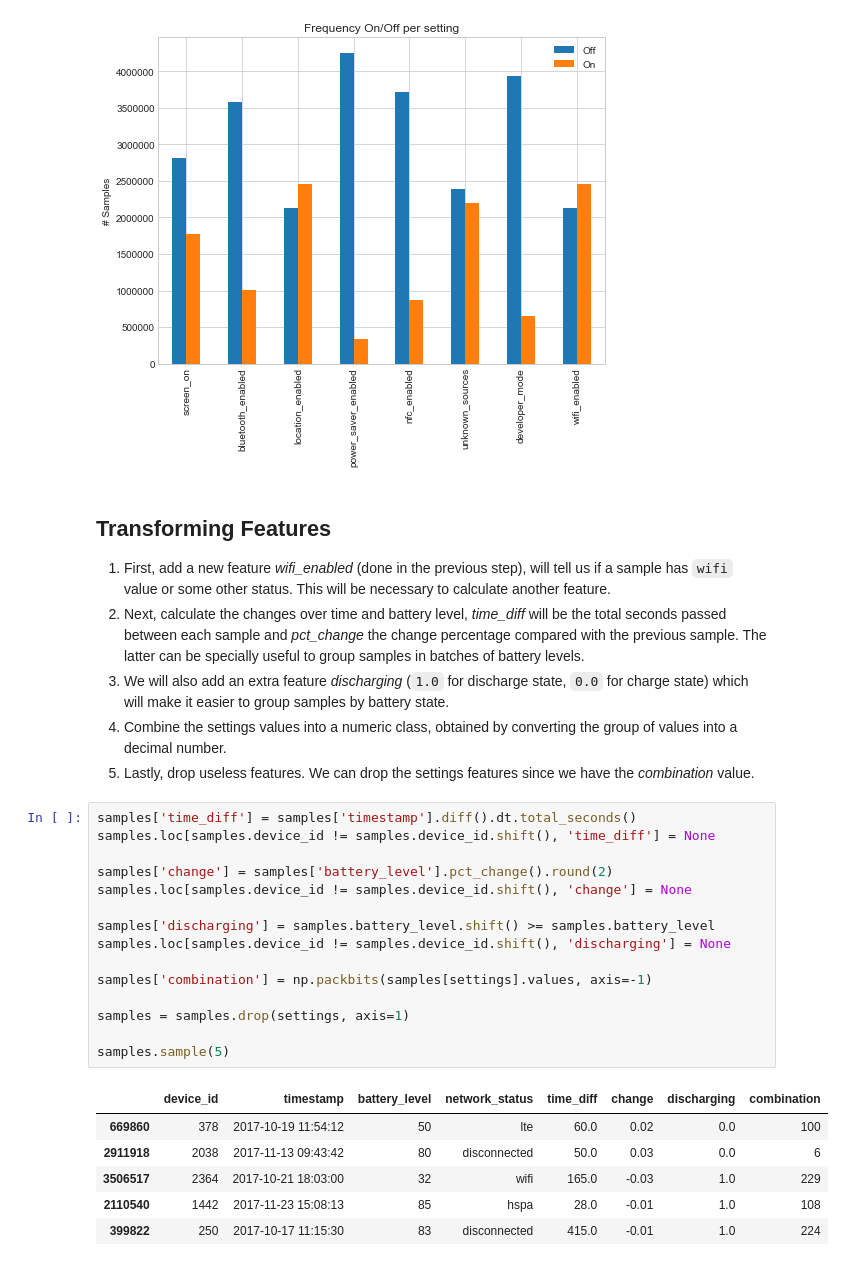
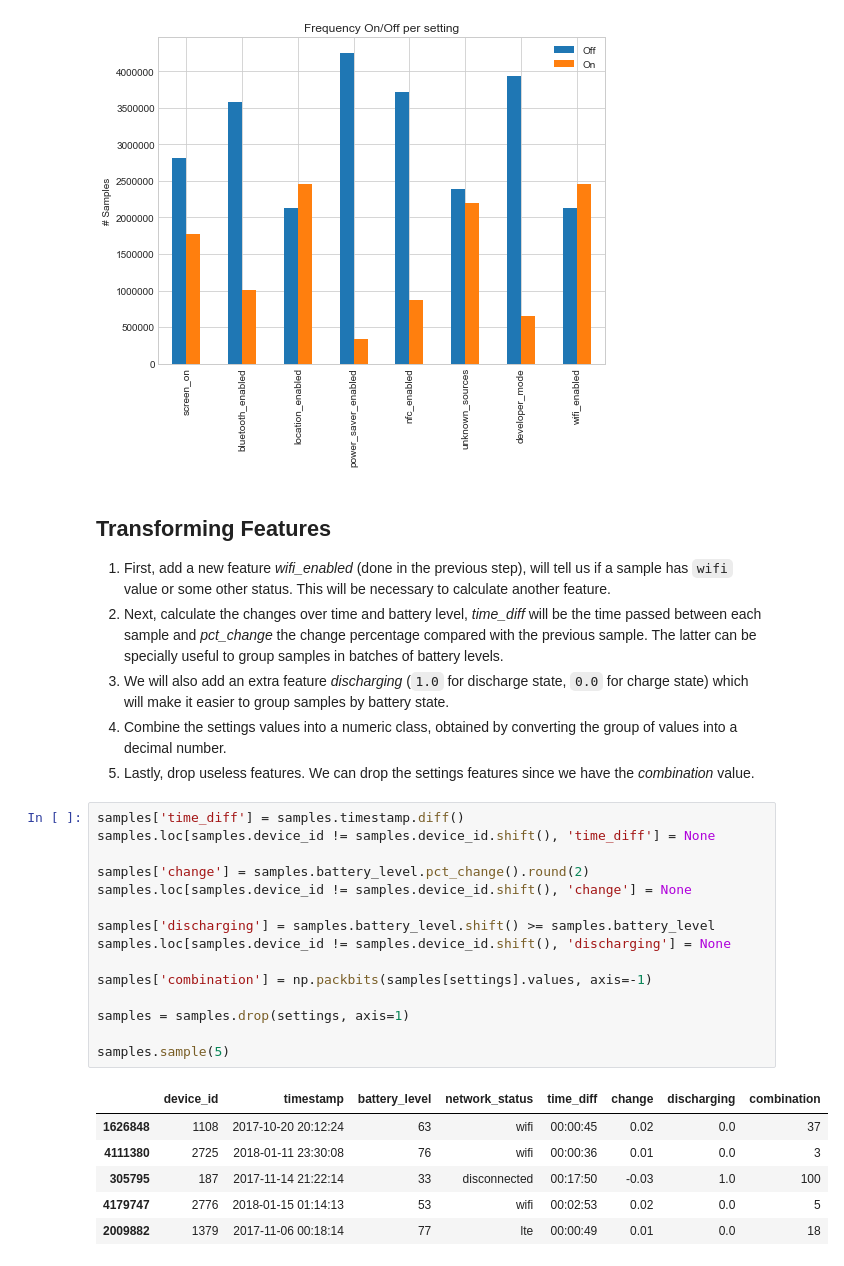
Before and after one commit to greenhub-project/notebooks, a Jupyter notebook: jupyter/StudyA.ipynb, the cells around one changed output. Cells and saved outputs as stored; diff of their text form.

```diff
--- a/jupyter/StudyA.ipynb
+++ b/jupyter/StudyA.ipynb
@@ -235,30 +236,30 @@ pl.set(ylabel='# Samples')
 # %% [markdown]
 ## Transforming Features
 1. First, add a new feature *wifi_enabled* (done in the previous step), will tell us if a sample has `wifi` value or some other status. This will be necessary to calculate another feature.
-2. Next, calculate the changes over time and battery level, *time_diff* will be the total seconds passed between each sample and *pct_change* the change percentage compared with the previous sample. The latter can be specially useful to group samples in batches of battery levels.
+2. Next, calculate the changes over time and battery level, *time_diff* will be the time passed between each sample and *pct_change* the change percentage compared with the previous sample. The latter can be specially useful to group samples in batches of battery levels.
 3. We will also add an extra feature *discharging* (`1.0` for discharge state, `0.0` for charge state) which will make it easier to group samples by battery state.
 4. Combine the settings values into a numeric class, obtained by converting the group of values into a decimal number.
 5. Lastly, drop useless features. We can drop the settings features since we have the *combination* value.
 # %%
-samples['time_diff'] = samples['timestamp'].diff().dt.total_seconds()
+samples['time_diff'] = samples.timestamp.diff()
 samples.loc[samples.device_id != samples.device_id.shift(), 'time_diff'] = None
 
-samples['change'] = samples['battery_level'].pct_change().round(2)
+samples['change'] = samples.battery_level.pct_change().round(2)
 samples.loc[samples.device_id != samples.device_id.shift(), 'change'] = None
 
 samples['discharging'] = samples.battery_level.shift() >= samples.battery_level
 samples.loc[samples.device_id != samples.device_id.shift(), 'discharging'] = None
 
 samples['combination'] = np.packbits(samples[settings].values, axis=-1)
 
 samples = samples.drop(settings, axis=1)
 
 samples.sample(5)
 # %% [output]
 |  | device_id | timestamp | battery_level | network_status | time_diff | change | discharging | combination |
-| 669860 | 378 | 2017-10-19 11:54:12 | 50 | lte | 60.0 | 0.02 | 0.0 | 100 |
-| 2911918 | 2038 | 2017-11-13 09:43:42 | 80 | disconnected | 50.0 | 0.03 | 0.0 | 6 |
-| 3506517 | 2364 | 2017-10-21 18:03:00 | 32 | wifi | 165.0 | -0.03 | 1.0 | 229 |
-| 2110540 | 1442 | 2017-11-23 15:08:13 | 85 | hspa | 28.0 | -0.01 | 1.0 | 108 |
-| 399822 | 250 | 2017-10-17 11:15:30 | 83 | disconnected | 415.0 | -0.01 | 1.0 | 224 |
+| 1626848 | 1108 | 2017-10-20 20:12:24 | 63 | wifi | 00:00:45 | 0.02 | 0.0 | 37 |
+| 4111380 | 2725 | 2018-01-11 23:30:08 | 76 | wifi | 00:00:36 | 0.01 | 0.0 | 3 |
+| 305795 | 187 | 2017-11-14 21:22:14 | 33 | disconnected | 00:17:50 | -0.03 | 1.0 | 100 |
+| 4179747 | 2776 | 2018-01-15 01:14:13 | 53 | wifi | 00:02:53 | 0.02 | 0.0 | 5 |
+| 2009882 | 1379 | 2017-11-06 00:18:14 | 77 | lte | 00:00:49 | 0.01 | 0.0 | 18 |
 # %%
```
Also changed, not shown: parts of 5 cells of this notebook, 5 other files.
